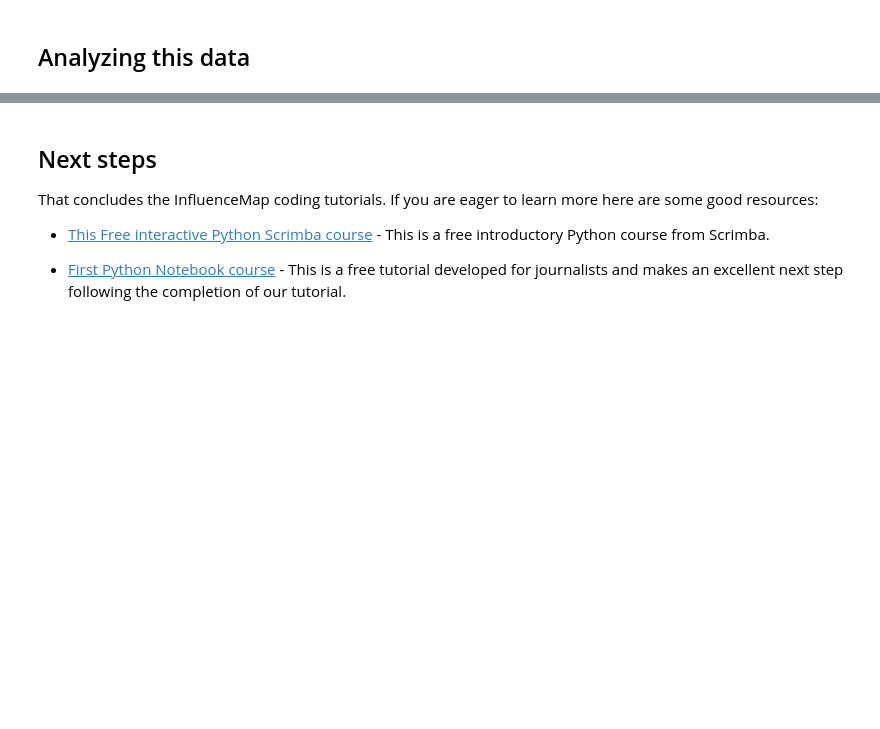
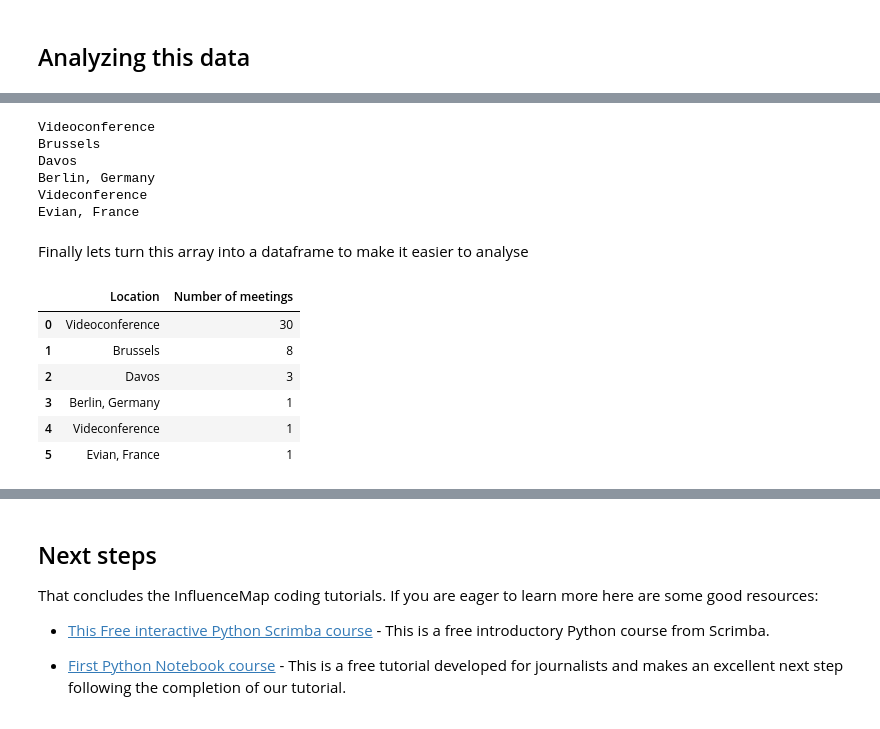
Before and after one commit to JakeCarbone/UCL-coding-tutorial, a Jupyter notebook: Python_in_use.ipynb, the cells around one changed output, grey strips where cells are left out. Drawn from its saved outputs; the diff is of its cells as text; code cells hidden in the pictures; blank space fills up the shorter version.

```diff
--- a/Python_in_use.ipynb
+++ b/Python_in_use.ipynb
@@ -115,0 +124,4 @@ df.to_csv('Leyen_meetings.csv', index=False) # Notice how pandas lists numbers n
+# %%
+location_count = df['Location'].value_counts().to_dict()
+
+location_count
@@ -115,0 +139,31 @@ df.to_csv('Leyen_meetings.csv', index=False) # Notice how pandas lists numbers n
+# %%
+location_data = [] # First we create an empty array to add data to
+for location in location_count: # This iterates through the location names
+    print(location)
+
+    number_of_meetings = location_count[location] # This returns the number of meetings in that location
+
+    location_data.append([location, number_of_meetings]) # This code creates a new row with the location and number of meetings in that location and adds it to our array
+# %% [output]
+Videoconference
+Brussels
+Davos
+Berlin, Germany
+Videconference
+Evian, France
+# %% [markdown]
+Finally lets turn this array into a dataframe to make it easier to analyse
+# %%
+
+location_df = pd.DataFrame(location_data, columns=[
+                           'Location', 'Number of meetings'])
+
+location_df
+# %% [output]
+|  | Location | Number of meetings |
+| 0 | Videoconference | 30 |
+| 1 | Brussels | 8 |
+| 2 | Davos | 3 |
+| 3 | Berlin, Germany | 1 |
+| 4 | Videconference | 1 |
+| 5 | Evian, France | 1 |
```
Also changed, not shown: parts of 15 cells of this notebook, 2 other files.
